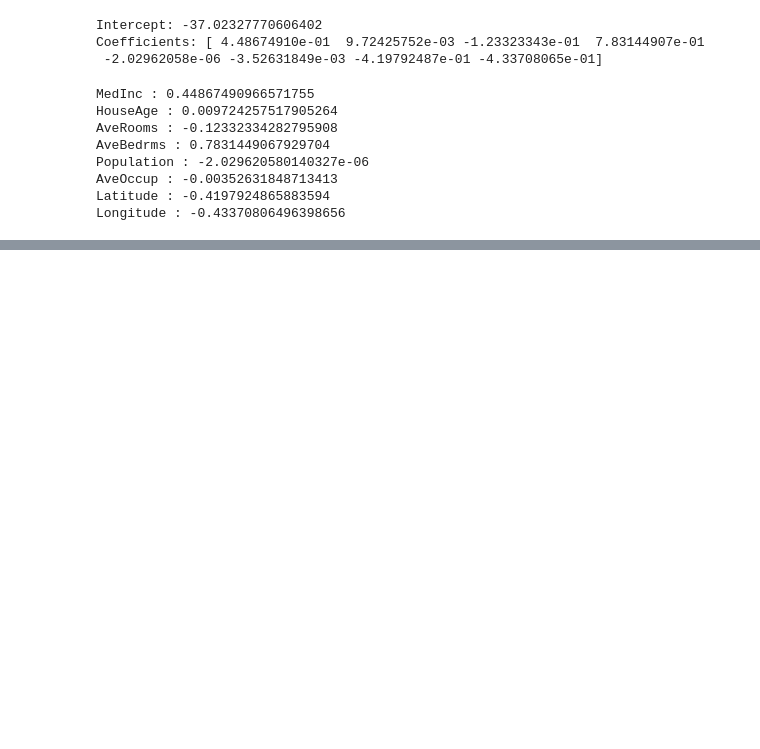
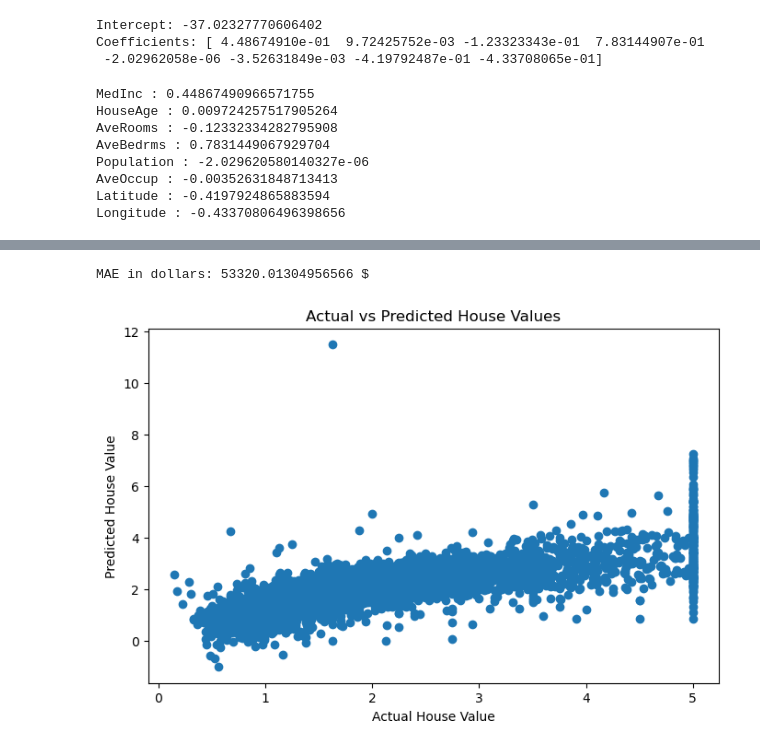
Before and after one commit to kindy10/HousePricePrediction, a Jupyter notebook: notebooks/house_price_prediction.ipynb, the cells around one changed output, grey strips where cells are left out. Saved outputs shown, nothing was run; the diff lists cells and outputs as text; code cells hidden in the pictures; blank space fills up the shorter version.

Commit message:
Evaluate linear regression predictions using MAE

```diff
--- a/notebooks/house_price_prediction.ipynb
+++ b/notebooks/house_price_prediction.ipynb
@@ -340,3 +340,6 @@ Population : -2.029620580140327e-06
 AveOccup : -0.00352631848713413
 Latitude : -0.4197924865883594
 Longitude : -0.43370806496398656
+# %%
+#Make predictions
+y_pred = model.predict(X_test)
@@ -342,0 +373,15 @@ Longitude : -0.43370806496398656
+# %%
+mae = mean_absolute_error(y_test,y_pred)
+print("MAE in dollars:",mae*100000,"$")
+# %% [output]
+MAE in dollars: 53320.01304956566 $
+# %%
+#Visualize Actual vs Predicted
+plt.figure(figsize=(8,5))
+plt.scatter(y_test,y_pred)
+plt.xlabel("Actual House Value")
+plt.ylabel("Predicted House Value")
+plt.title("Actual vs Predicted House Values")
+plt.savefig("../reports/actual_vs_predicted.png")
+# %% [output]
+[figure, added]
```
Also changed, not shown: parts of 3 cells of this notebook, 1 other file.
